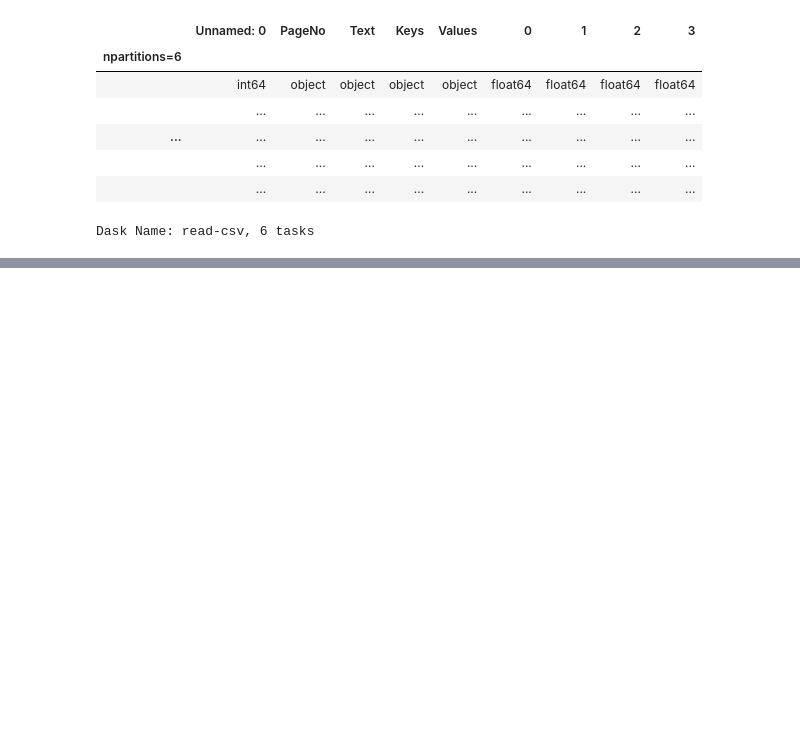
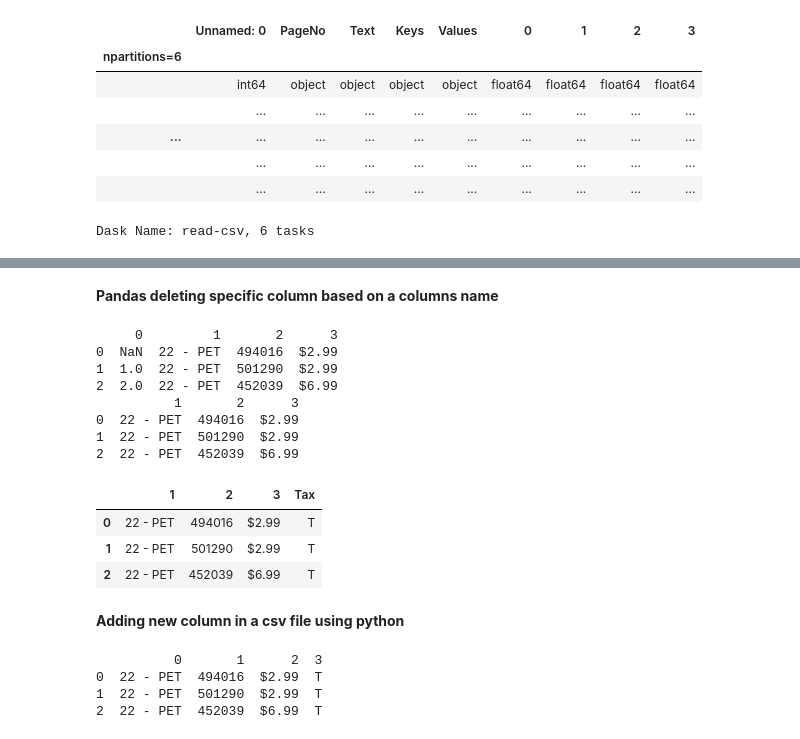
Before and after one commit to rabiyulfahimhasim786/pandas, a Jupyter notebook: pandas_merging.ipynb, the cells around one changed output, grey strips where cells are left out. Saved outputs shown, nothing was run; the diff lists cells and outputs as text; code cells hidden in the pictures; blank space fills up the shorter version.

```diff
--- a/pandas_merging.ipynb
+++ b/pandas_merging.ipynb
@@ -164,3 +199,58 @@ combined_csv
 | 7 | 7 | NaN | NaN | NaN | Current law requires us to contra... | COAST PROFESSIONAL, INC. PO BOX 4... |
 | 8 | 8 | NaN | NaN | NaN | Additional information | VALUE_NOT_FOUND |
 | 9 | 9 | NaN | NaN | NaN | You can also find the following o... | Publication 1, Your Rights as a T... |
+# %% [markdown]
+**Pandas deleting specific column based on a columns name**
+# %%
+# import pandas with shortcut 'pd'
+import pandas as pd
+
+# read_csv function which is used to read the required CSV file
+data = pd.read_csv('table.csv')
+
+# display
+print(data)
+
+# drop function which is used in removing or deleting rows or columns from the CSV files
+data.drop('0', inplace=True, axis=1)
+
+# display
+print(data)
+data['Tax'] = 'T'
+data.to_csv('sampletable.csv', header=None, index=False)
+data
+# %% [output]
+     0         1       2      3
+0  NaN  22 - PET  494016  $2.99
+1  1.0  22 - PET  501290  $2.99
+2  2.0  22 - PET  452039  $6.99
+          1       2      3
+0  22 - PET  494016  $2.99
+1  22 - PET  501290  $2.99
+2  22 - PET  452039  $6.99
+|  | 1 | 2 | 3 | Tax |
+| 0 | 22 - PET | 494016 | $2.99 | T |
+| 1 | 22 - PET | 501290 | $2.99 | T |
+| 2 | 22 - PET | 452039 | $6.99 | T |
+# %% [markdown]
+**Adding new column in a csv file using python**
+# %%
+# import pandas with shortcut 'pd'
+import pandas as pd
+
+# read_csv function which is used to read the required CSV file
+data = pd.read_csv('sampletable.csv', header=None, dtype=str)
+
+# display
+print(data)
+data.to_csv('data.csv', index=False)
+# data['Tax'] = 'T'
+# data
+# names = [( str(i)) for i in range(1, 10)]
+# df1 = pd.read_csv('sampletable.csv', names=names, header=None)
+# df1.to_csv('data.csv')
+# %% [output]
+          0       1      2  3
+0  22 - PET  494016  $2.99  T
+1  22 - PET  501290  $2.99  T
+2  22 - PET  452039  $6.99  T
```
Also changed, not shown: parts of 7 cells of this notebook.
